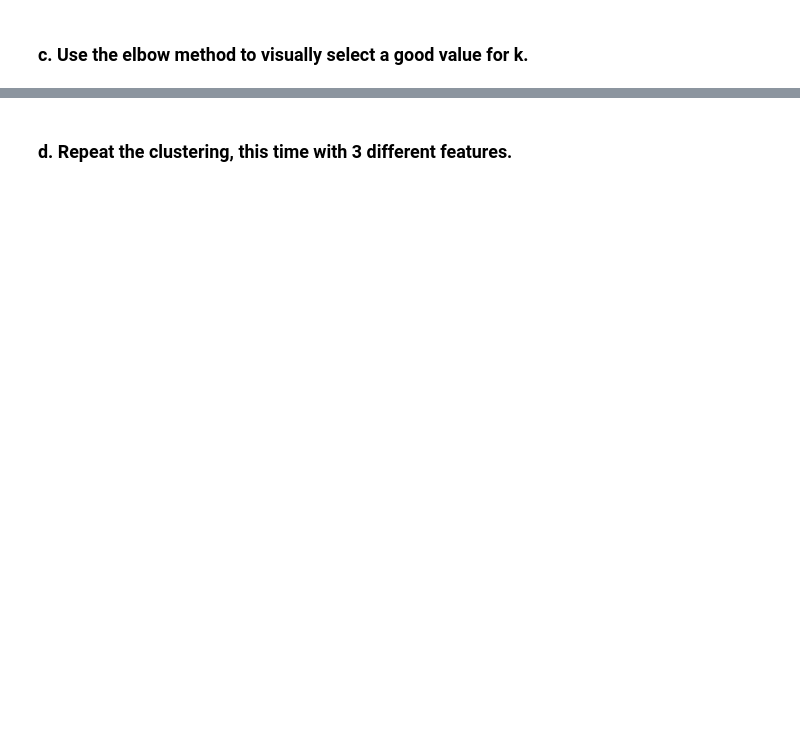
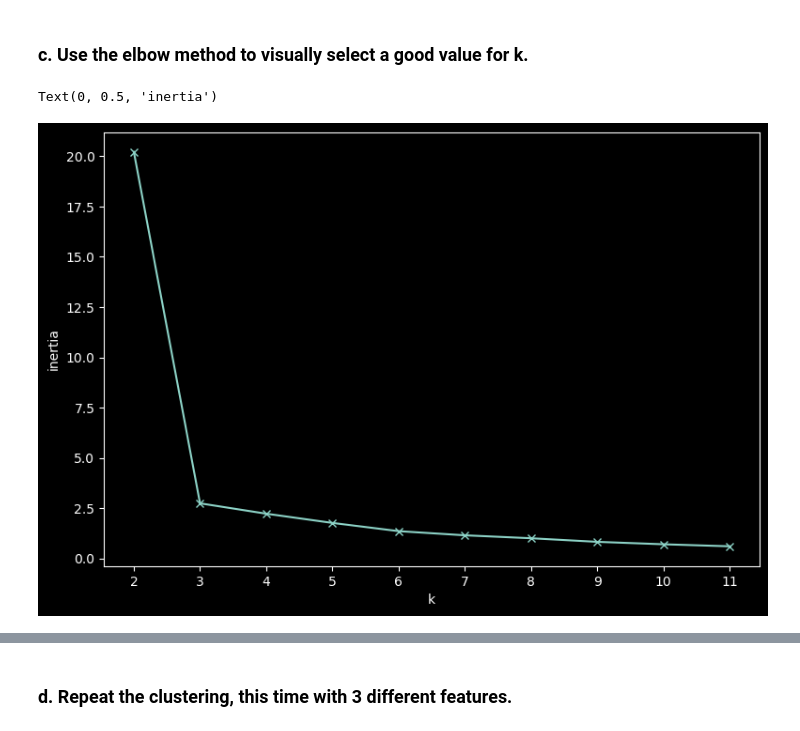
Before and after one commit to Zacharia-Schmitz/clustering-exercises, a Jupyter notebook: modeling.ipynb, the cells around one changed output, grey strips where cells are left out. Drawn from its saved outputs; the diff is of its cells as text; code cells hidden in the pictures; blank space fills up the shorter version.

```diff
--- a/modeling.ipynb
+++ b/modeling.ipynb
@@ -16,2 +67,11 @@ Using this lesson as a guide, perform clustering on the iris dataset.
 # %% [markdown]
 ### c. Use the elbow method to visually select a good value for k.
+# %%
+plt.figure(figsize=(9,6))
+pd.Series({k: KMeans(k).fit(train_mm).inertia_ for k in range(2, 12)}).plot(marker='x')
+plt.xticks(range(2, 12))
+plt.xlabel('k')
+plt.ylabel('inertia')
+# %% [output]
+Text(0, 0.5, 'inertia')
+[figure, added]
```
Also changed, not shown: parts of 30 cells of this notebook.
